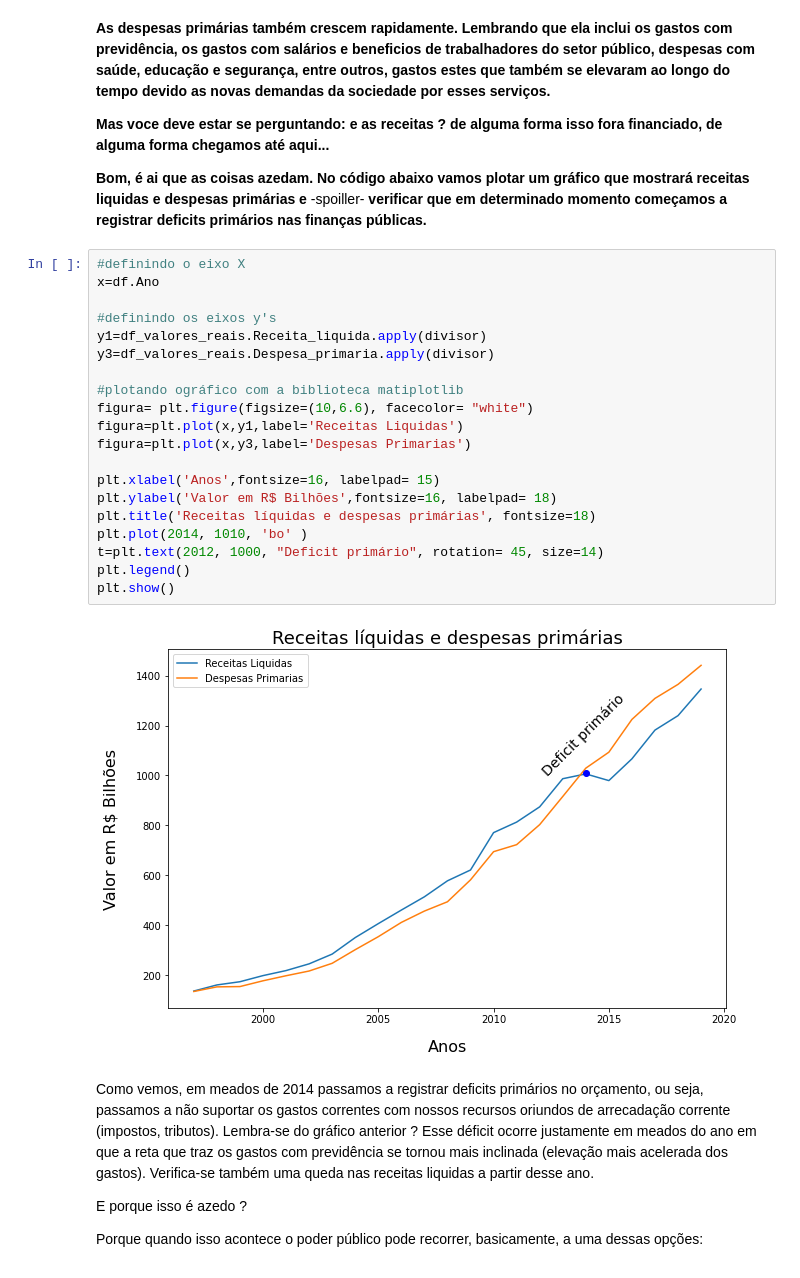
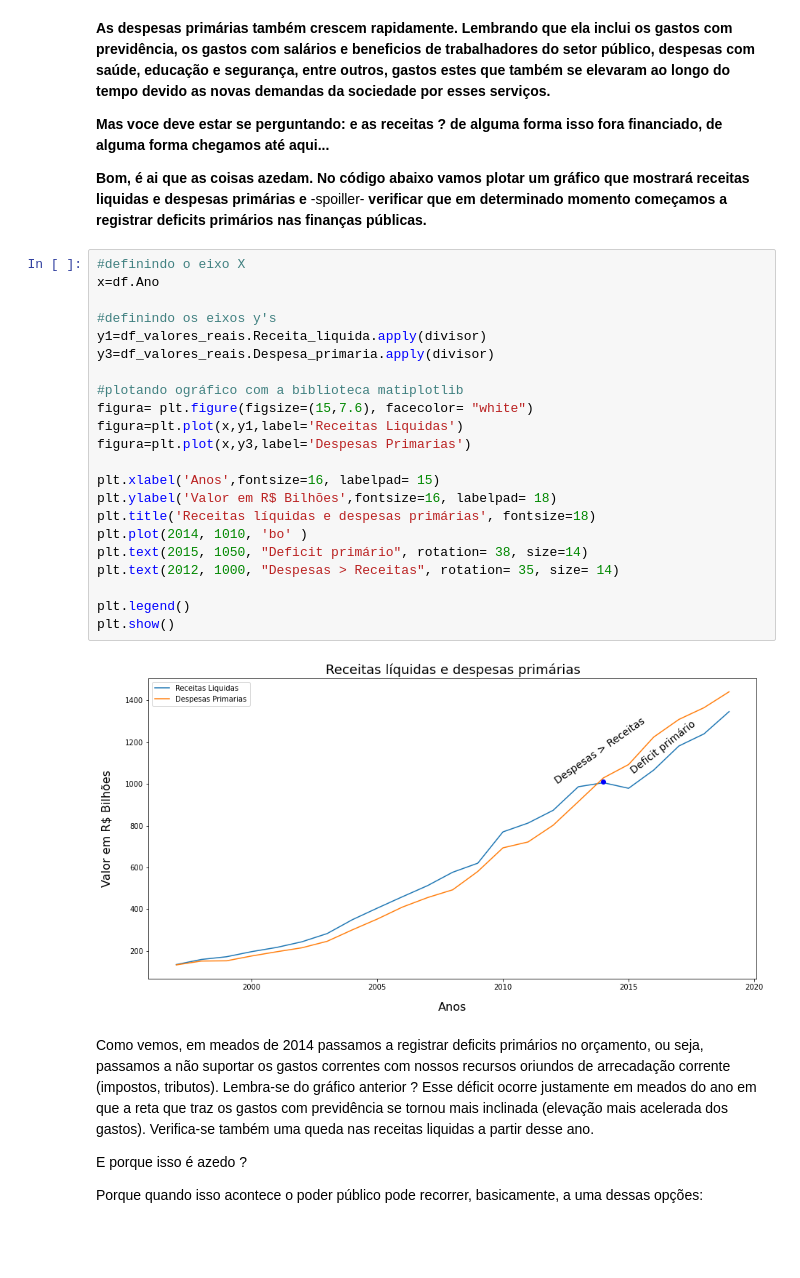
Before and after one commit to jp-data/breves-analises, a Jupyter notebook: Previdência_social_brasileira.ipynb, the cells around one changed output. Drawn from its saved outputs; the diff is of its cells as text; blank space fills up the shorter version.

```diff
--- a/Previdência_social_brasileira.ipynb
+++ b/Previdência_social_brasileira.ipynb
@@ -311,25 +337,27 @@ plt.show()
 # %%
 #definindo o eixo X
 x=df.Ano
 
 #definindo os eixos y's
 y1=df_valores_reais.Receita_liquida.apply(divisor)
 y3=df_valores_reais.Despesa_primaria.apply(divisor)
 
 #plotando ográfico com a biblioteca matiplotlib
-figura= plt.figure(figsize=(10,6.6), facecolor= "white")
+figura= plt.figure(figsize=(15,7.6), facecolor= "white")
 figura=plt.plot(x,y1,label='Receitas Liquidas')
 figura=plt.plot(x,y3,label='Despesas Primarias')
 
 plt.xlabel('Anos',fontsize=16, labelpad= 15)
 plt.ylabel('Valor em R$ Bilhões',fontsize=16, labelpad= 18)
 plt.title('Receitas líquidas e despesas primárias', fontsize=18)
 plt.plot(2014, 1010, 'bo' )
-t=plt.text(2012, 1000, "Deficit primário", rotation= 45, size=14)
+plt.text(2015, 1050, "Deficit primário", rotation= 38, size=14)
+plt.text(2012, 1000, "Despesas > Receitas", rotation= 35, size= 14)
+
 plt.legend()
 plt.show()
 # %% [output]
-[figure, old version]
+[figure, new version]
 # %% [markdown]
 Como vemos, em meados de 2014 passamos a registrar deficits primários no orçamento, ou seja, passamos a não suportar os gastos correntes com nossos recursos oriundos de arrecadação corrente (impostos, tributos). Lembra-se do gráfico anterior ? Esse déficit ocorre justamente em meados do ano em que a reta que traz os gastos com previdência se tornou mais inclinada (elevação mais acelerada dos gastos). Verifica-se também uma queda nas receitas liquidas a partir desse ano.
 
```
Also changed, not shown: parts of 6 cells of this notebook.
